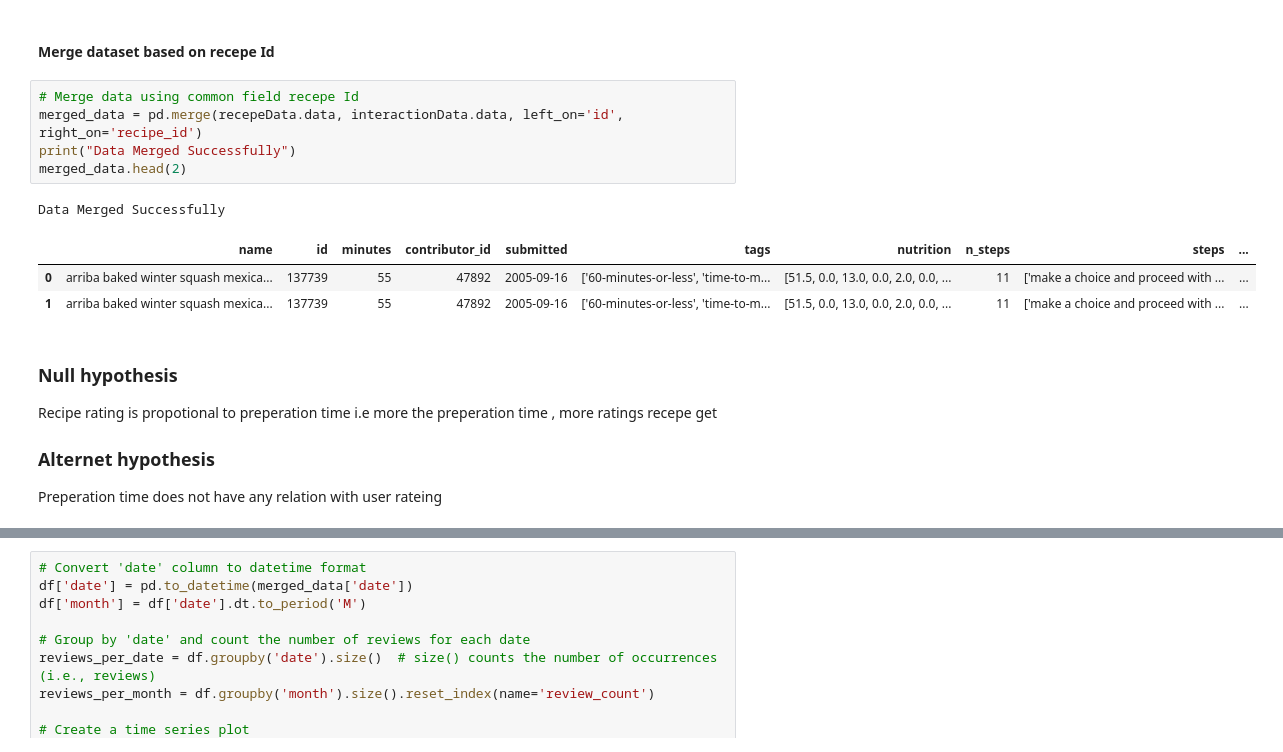
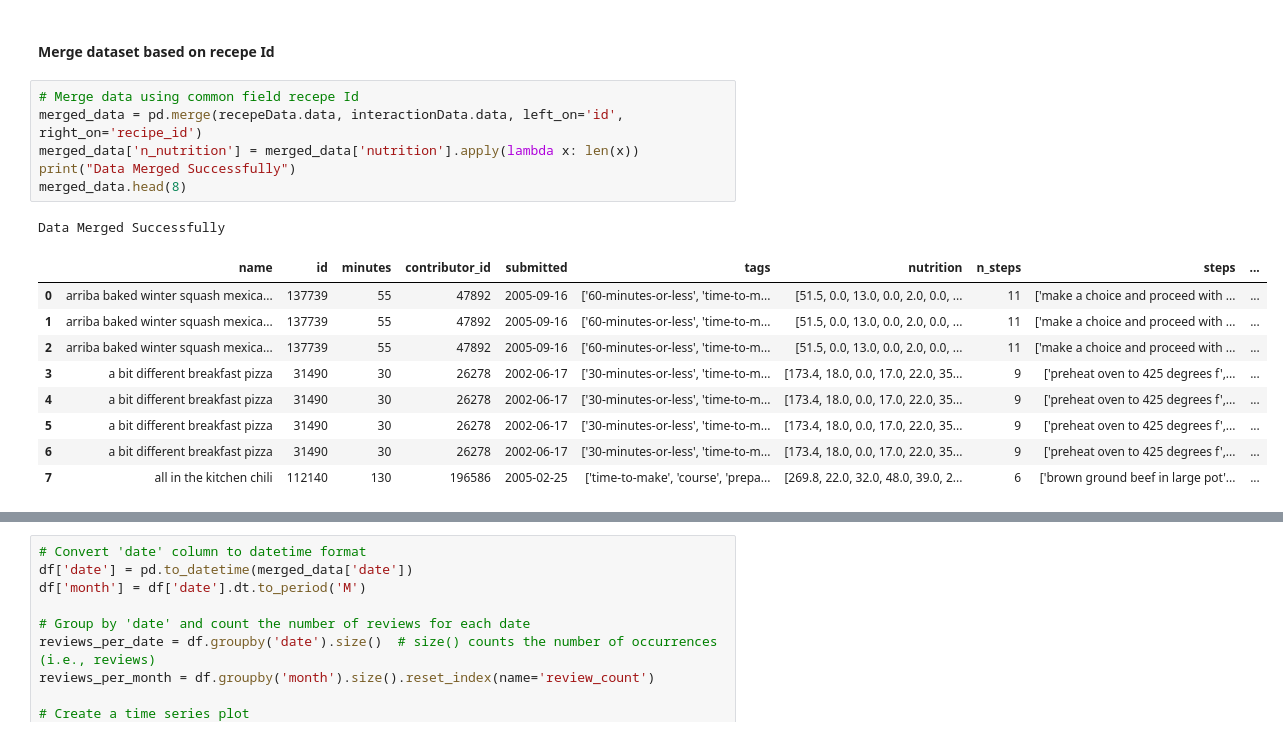
Before and after one commit to khushbunlad/PROG8431, a Jupyter notebook: GroupPresentation3.ipynb, the cells around one changed output, grey strips where cells are left out. Cells and saved outputs as stored; diff of their text form.

```diff
--- a/GroupPresentation3.ipynb
+++ b/GroupPresentation3.ipynb
@@ -108,16 +108,17 @@ Total Records : 231637
 # %%
 # Merge data using common field recepe Id
 merged_data = pd.merge(recepeData.data, interactionData.data, left_on='id', right_on='recipe_id')
+merged_data['n_nutrition'] = merged_data['nutrition'].apply(lambda x: len(x))
 print("Data Merged Successfully")
-merged_data.head(2)
+merged_data.head(8)
 # %% [output]
 Data Merged Successfully
 |  | name | id | minutes | contributor_id | submitted | tags | nutrition | n_steps | steps | ... |
 | 0 | arriba baked winter squash mexica... | 137739 | 55 | 47892 | 2005-09-16 | ['60-minutes-or-less', 'time-to-m... | [51.5, 0.0, 13.0, 0.0, 2.0, 0.0, ... | 11 | ['make a choice and proceed with ... | ... |
 | 1 | arriba baked winter squash mexica... | 137739 | 55 | 47892 | 2005-09-16 | ['60-minutes-or-less', 'time-to-m... | [51.5, 0.0, 13.0, 0.0, 2.0, 0.0, ... | 11 | ['make a choice and proceed with ... | ... |
+| 2 | arriba baked winter squash mexica... | 137739 | 55 | 47892 | 2005-09-16 | ['60-minutes-or-less', 'time-to-m... | [51.5, 0.0, 13.0, 0.0, 2.0, 0.0, ... | 11 | ['make a choice and proceed with ... | ... |
+| 3 | a bit different breakfast pizza | 31490 | 30 | 26278 | 2002-06-17 | ['30-minutes-or-less', 'time-to-m... | [173.4, 18.0, 0.0, 17.0, 22.0, 35... | 9 | ['preheat oven to 425 degrees f',... | ... |
+| 4 | a bit different breakfast pizza | 31490 | 30 | 26278 | 2002-06-17 | ['30-minutes-or-less', 'time-to-m... | [173.4, 18.0, 0.0, 17.0, 22.0, 35... | 9 | ['preheat oven to 425 degrees f',... | ... |
+| 5 | a bit different breakfast pizza | 31490 | 30 | 26278 | 2002-06-17 | ['30-minutes-or-less', 'time-to-m... | [173.4, 18.0, 0.0, 17.0, 22.0, 35... | 9 | ['preheat oven to 425 degrees f',... | ... |
+| 6 | a bit different breakfast pizza | 31490 | 30 | 26278 | 2002-06-17 | ['30-minutes-or-less', 'time-to-m... | [173.4, 18.0, 0.0, 17.0, 22.0, 35... | 9 | ['preheat oven to 425 degrees f',... | ... |
+| 7 | all in the kitchen chili | 112140 | 130 | 196586 | 2005-02-25 | ['time-to-make', 'course', 'prepa... | [269.8, 22.0, 32.0, 48.0, 39.0, 2... | 6 | ['brown ground beef in large pot'... | ... |
-# %% [markdown]
-### Null hypothesis
-Recipe rating is propotional to preperation time i.e more the preperation time , more ratings recepe get
-
-### Alternet hypothesis
-Preperation time does not have any relation with user rateing
```
Also changed, not shown: parts of 4 cells of this notebook.
